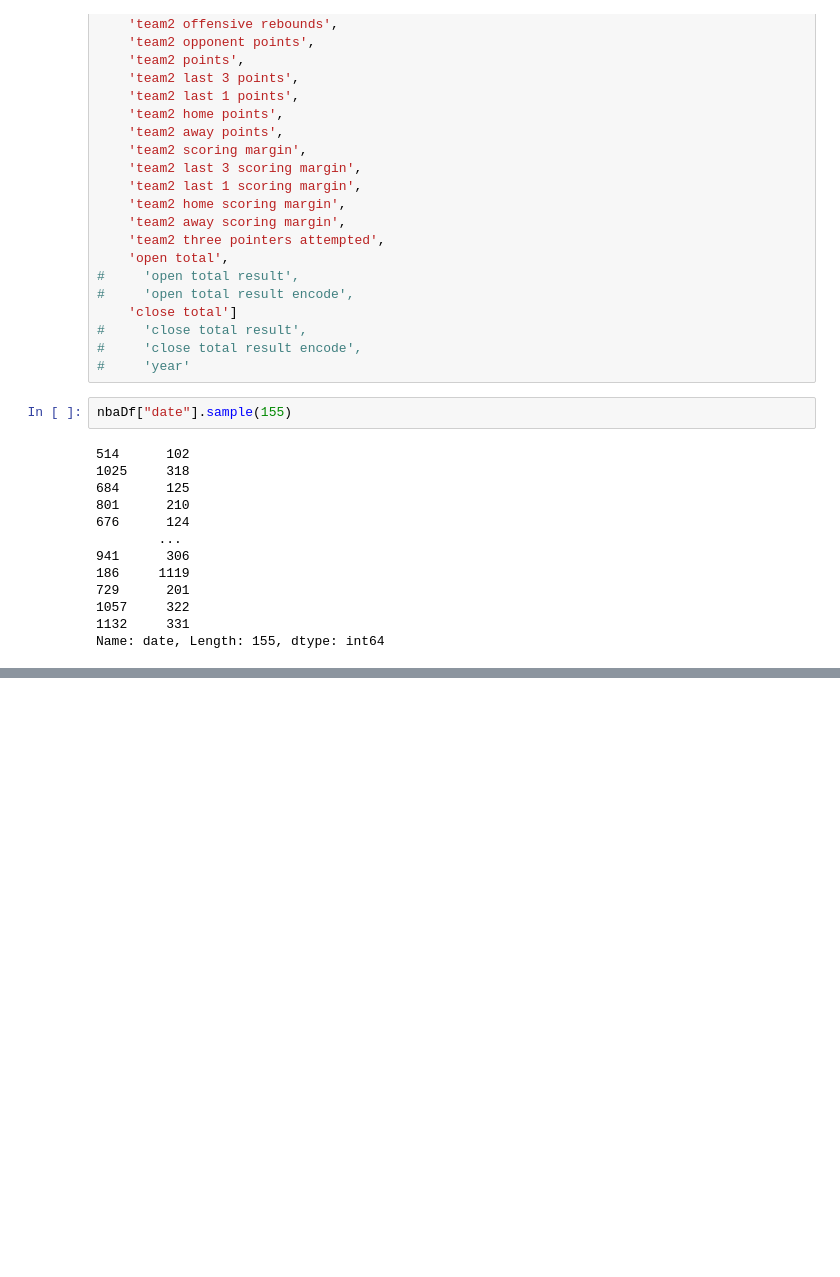
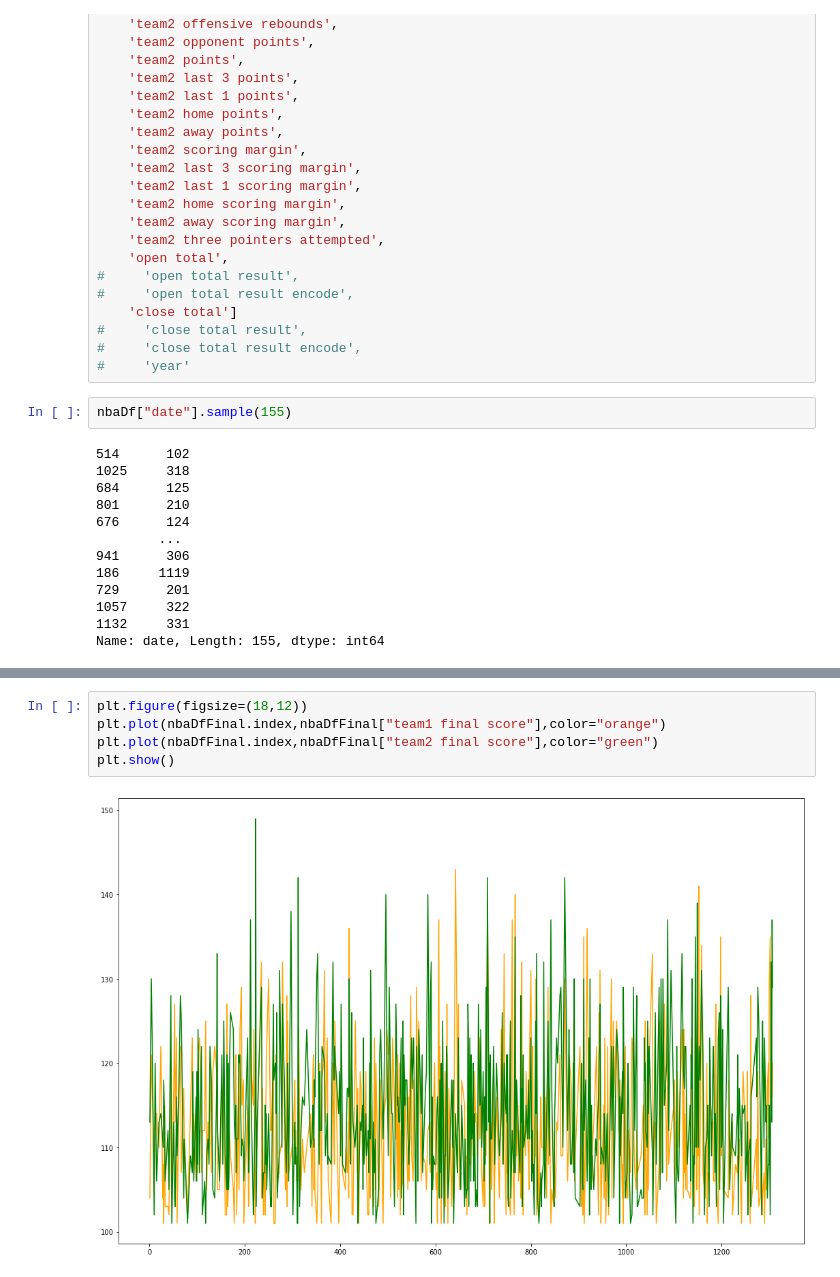
Before and after one commit to tamle7422/regression, a Jupyter notebook: nba.ipynb, the cells around one changed output, grey strips where cells are left out. Cells and saved outputs as stored; diff of their text form; blank space fills up the shorter version.

```diff
--- a/nba.ipynb
+++ b/nba.ipynb
@@ -168,0 +197,7 @@ Name: date, Length: 155, dtype: int64
+# %%
+plt.figure(figsize=(18,12))
+plt.plot(nbaDfFinal.index,nbaDfFinal["team1 final score"],color="orange")
+plt.plot(nbaDfFinal.index,nbaDfFinal["team2 final score"],color="green")
+plt.show()
+# %% [output]
+[figure, added]
```
Also changed, not shown: parts of 4 cells of this notebook.
